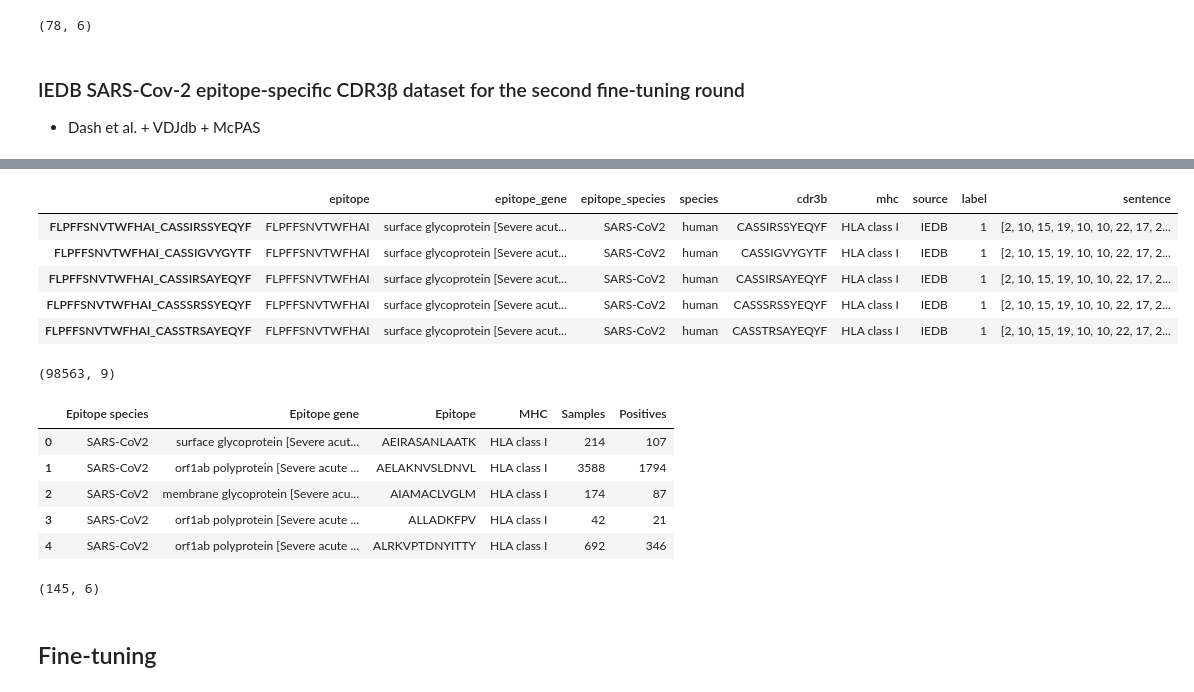
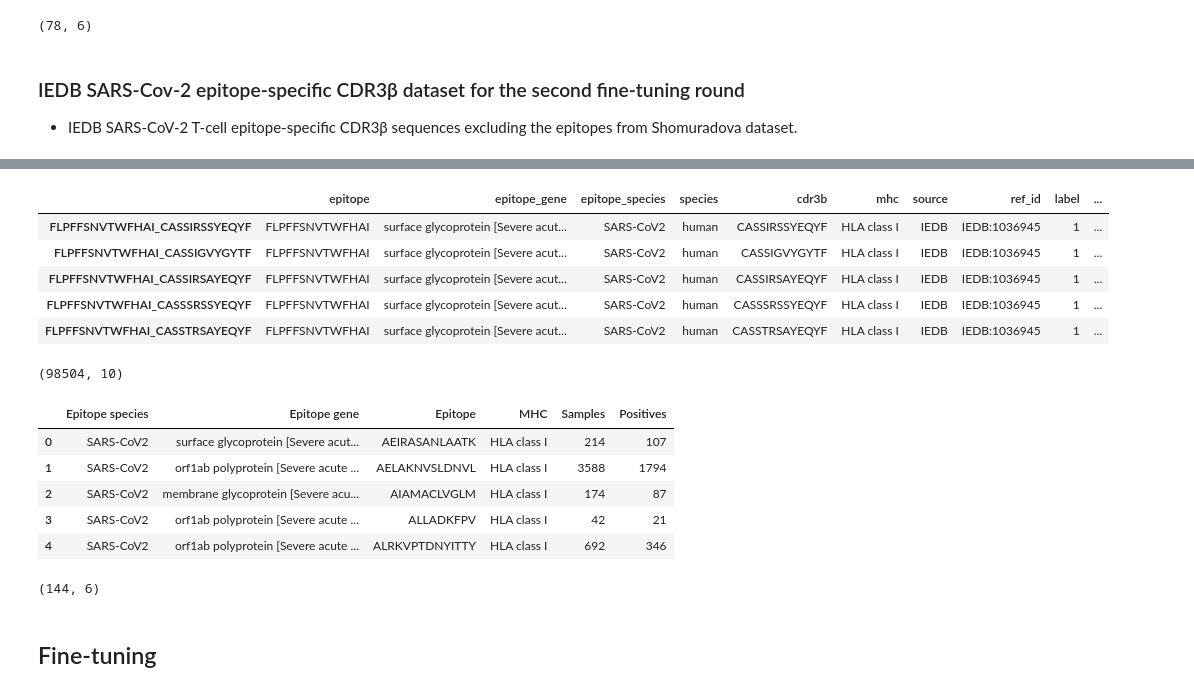
Before and after one commit to luseedbio/TCRBert, a Jupyter notebook: notebook/experiment.ipynb, the cells around one changed output, grey strips where cells are left out. Cells and saved outputs as stored; diff of their text form; code cells hidden in the pictures.

```diff
--- a/notebook/experiment.ipynb
+++ b/notebook/experiment.ipynb
@@ -134,11 +134,11 @@ df_smry.to_csv('%s/summary_%s.csv' % (outdir, data_key))
 # %% [markdown]
 ### IEDB SARS-Cov-2 epitope-specific CDR3β dataset for the second fine-tuning round
 
-- Dash et al. + VDJdb + McPAS
+- IEDB SARS-CoV-2 T-cell epitope-specific CDR3β sequences excluding the epitopes from Shomuradova dataset.
 # %%
 from tcrbert.dataset import TCREpitopeSentenceDataset, CN
 
-data_key = 'iedb_sars2'
+data_key = 'iedb_sars2_exc_shomuradova'
 train_ds = TCREpitopeSentenceDataset.from_key(data_key)
 train_df = train_ds.df_enc
 
@@ -153,17 +155,17 @@ df_smry.to_csv('%s/summary_%s.csv' % (outdir, data_key))
-|  | epitope | epitope_gene | epitope_species | species | cdr3b | mhc | source | label | sentence |
-| FLPFFSNVTWFHAI_CASSIRSSYEQYF | FLPFFSNVTWFHAI | surface glycoprotein [Severe acut... | SARS-CoV2 | human | CASSIRSSYEQYF | HLA class I | IEDB | 1 | [2, 10, 15, 19, 10, 10, 22, 17, 2... |
-| FLPFFSNVTWFHAI_CASSIGVYGYTF | FLPFFSNVTWFHAI | surface glycoprotein [Severe acut... | SARS-CoV2 | human | CASSIGVYGYTF | HLA class I | IEDB | 1 | [2, 10, 15, 19, 10, 10, 22, 17, 2... |
-| FLPFFSNVTWFHAI_CASSIRSAYEQYF | FLPFFSNVTWFHAI | surface glycoprotein [Severe acut... | SARS-CoV2 | human | CASSIRSAYEQYF | HLA class I | IEDB | 1 | [2, 10, 15, 19, 10, 10, 22, 17, 2... |
-| FLPFFSNVTWFHAI_CASSSRSSYEQYF | FLPFFSNVTWFHAI | surface glycoprotein [Severe acut... | SARS-CoV2 | human | CASSSRSSYEQYF | HLA class I | IEDB | 1 | [2, 10, 15, 19, 10, 10, 22, 17, 2... |
-| FLPFFSNVTWFHAI_CASSTRSAYEQYF | FLPFFSNVTWFHAI | surface glycoprotein [Severe acut... | SARS-CoV2 | human | CASSTRSAYEQYF | HLA class I | IEDB | 1 | [2, 10, 15, 19, 10, 10, 22, 17, 2... |
+|  | epitope | epitope_gene | epitope_species | species | cdr3b | mhc | source | ref_id | label | ... |
+| FLPFFSNVTWFHAI_CASSIRSSYEQYF | FLPFFSNVTWFHAI | surface glycoprotein [Severe acut... | SARS-CoV2 | human | CASSIRSSYEQYF | HLA class I | IEDB | IEDB:1036945 | 1 | ... |
+| FLPFFSNVTWFHAI_CASSIGVYGYTF | FLPFFSNVTWFHAI | surface glycoprotein [Severe acut... | SARS-CoV2 | human | CASSIGVYGYTF | HLA class I | IEDB | IEDB:1036945 | 1 | ... |
+| FLPFFSNVTWFHAI_CASSIRSAYEQYF | FLPFFSNVTWFHAI | surface glycoprotein [Severe acut... | SARS-CoV2 | human | CASSIRSAYEQYF | HLA class I | IEDB | IEDB:1036945 | 1 | ... |
+| FLPFFSNVTWFHAI_CASSSRSSYEQYF | FLPFFSNVTWFHAI | surface glycoprotein [Severe acut... | SARS-CoV2 | human | CASSSRSSYEQYF | HLA class I | IEDB | IEDB:1036945 | 1 | ... |
+| FLPFFSNVTWFHAI_CASSTRSAYEQYF | FLPFFSNVTWFHAI | surface glycoprotein [Severe acut... | SARS-CoV2 | human | CASSTRSAYEQYF | HLA class I | IEDB | IEDB:1036945 | 1 | ... |
-(98563, 9)
+(98504, 10)
 |  | Epitope species | Epitope gene | Epitope | MHC | Samples | Positives |
 | 0 | SARS-CoV2 | surface glycoprotein [Severe acut... | AEIRASANLAATK | HLA class I | 214 | 107 |
 | 1 | SARS-CoV2 | orf1ab polyprotein [Severe acute ... | AELAKNVSLDNVL | HLA class I | 3588 | 1794 |
 | 2 | SARS-CoV2 | membrane glycoprotein [Severe acu... | AIAMACLVGLM | HLA class I | 174 | 87 |
 | 3 | SARS-CoV2 | orf1ab polyprotein [Severe acute ... | ALLADKFPV | HLA class I | 42 | 21 |
 | 4 | SARS-CoV2 | orf1ab polyprotein [Severe acute ... | ALRKVPTDNYITTY | HLA class I | 692 | 346 |
-(145, 6)
+(144, 6)
 # %% [markdown]
 ## Fine-tuning
 # %%
```
Also changed, not shown: parts of 8 cells of this notebook.
